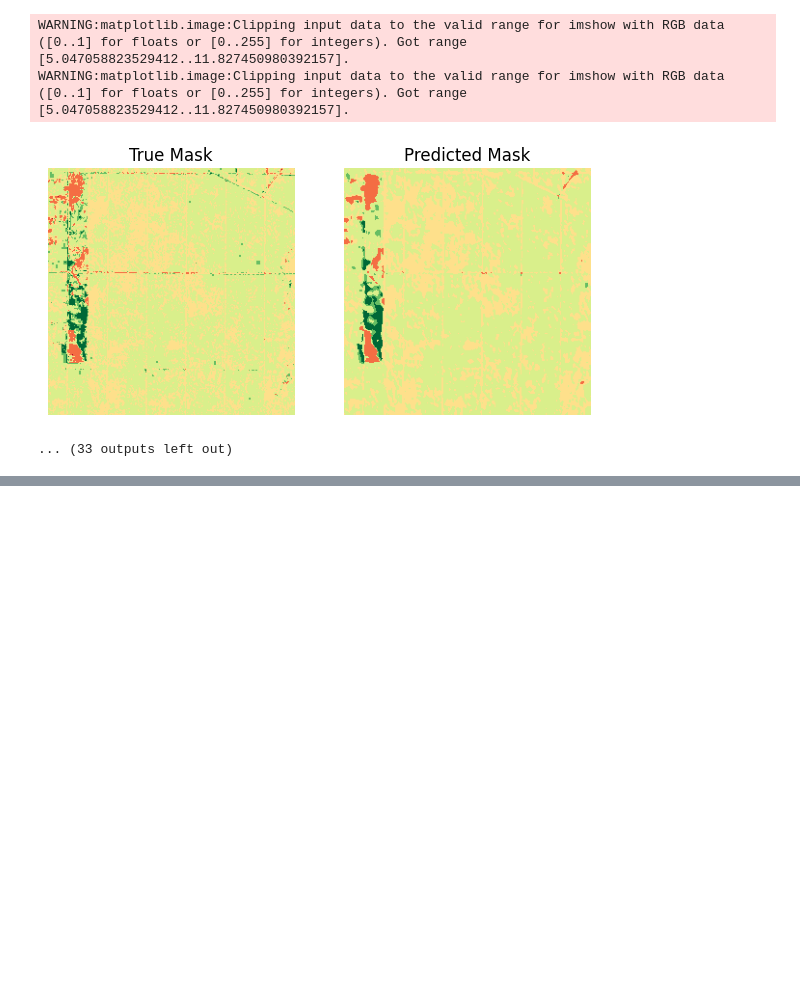
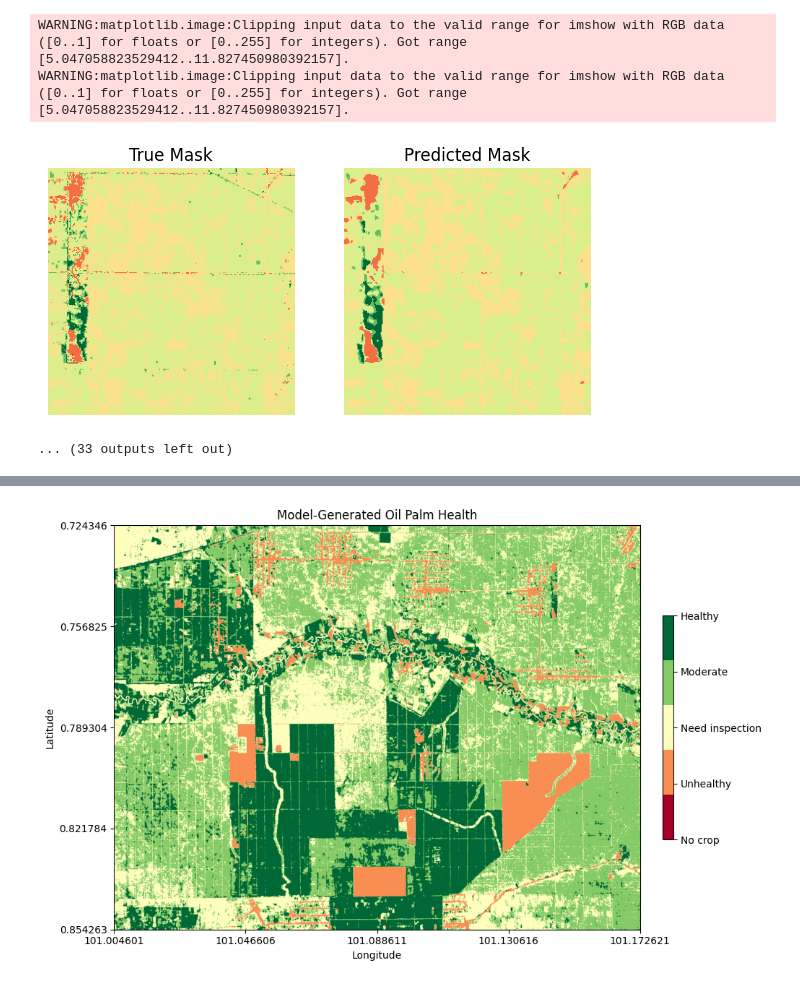
Before and after one commit to fajrunwm/gisml, a Jupyter notebook: Agriculture_Augmentation_v2.ipynb, the cells around one changed output, grey strips where cells are left out. Cells and saved outputs as stored; diff of their text form; code cells hidden in the pictures; blank space fills up the shorter version.

Commit message:
Phase 4 Image Inferencing done

```diff
--- a/Agriculture_Augmentation_v2.ipynb
+++ b/Agriculture_Augmentation_v2.ipynb
@@ -630,3 +568,9 @@ def run_inference_on_large_multiband_image(image_path, model, patch_size=256, ov
 # %%
 # Load the trained model
-model = load_model('/content/drive/MyDrive/Colab Notebooks/AgrAug/model/overlap50_256_v2.keras', compile=False)
+model = load_model('/content/drive/MyDrive/Colab Notebooks/AgrAug/model/overlap50_256_v3.keras', compile=False)
+
+# Check the model's input shape
+print(f"\nInput shape: {model.input_shape}")
+
+# Check the model's output shape
+print(f"\nOutput shape: {model.output_shape}")
@@ -666,0 +667,55 @@ visualise_results(image_path, mask)
+# %%
+# Load GeoTIFF with rasterio
+with rasterio.open(image_path) as src:
+    transform = src.transform  # Get the affine transformation
+    crs = src.crs  # Get the CRS
+    width = src.width
+    height = src.height
+
+# Convert to Class Labels
+class_prediction = np.argmax(merged_prediction, axis=-1)
+
+# Define discrete colors
+n_classes = 5
+base_cmap = plt.cm.RdYlGn
+discrete_cmap = mcolors.ListedColormap(base_cmap(np.linspace(0, 1, n_classes)))
+
+# Visualize the result of the overlayed classification
+fig, ax = plt.subplots(figsize=(10, 10))
+
+# Use a suitable colormap for discrete classes
+cax = ax.imshow(class_prediction, cmap=discrete_cmap, vmin=0, vmax=4)
+
+# Set coordinate grid and labels
+ax.set_xlim(0, width)
+ax.set_ylim(height, 0)
+
+# Reproject the bounds to EPSG:4326
+left, bottom, right, top = rasterio.warp.transform_bounds(src.crs, 'EPSG:4326', *rasterio.transform.array_bounds(height, width, transform))
+
+# Define ticks based on bounds
+lon_ticks = np.linspace(left, right, 5)
+lat_ticks = np.linspace(bottom, top, 5)
+
+ax.set_xticks(np.linspace(0, width, len(lon_ticks)))
+ax.set_xticklabels([f"{lon:.6f}" for lon in lon_ticks])  # Format longitude ticks
+
+ax.set_yticks(np.linspace(0, height, len(lat_ticks)))
+ax.set_yticklabels([f"{lat:.6f}" for lat in lat_ticks])  # Format latitude ticks
+
+# Add a discrete colorbar based on class values
+cbar = plt.colorbar(cax, ax=ax, ticks=np.arange(5), fraction=0.02, pad=0.04)
+
+# Assign the discrete class labels to the colorbar
+cbar.set_ticks(np.arange(n_classes))
+cbar.set_ticklabels(['No crop', 'Unhealthy', 'Need inspection', 'Moderate', 'Healthy'])
+
+# Set labels and title
+ax.set_xlabel("Longitude")
+ax.set_ylabel("Latitude")
+plt.title("Model-Generated Oil Palm Health")
+
+# Show plot
+plt.show()
+# %% [output]
+[figure, added]
```
Also changed, not shown: parts of 17 cells of this notebook.
